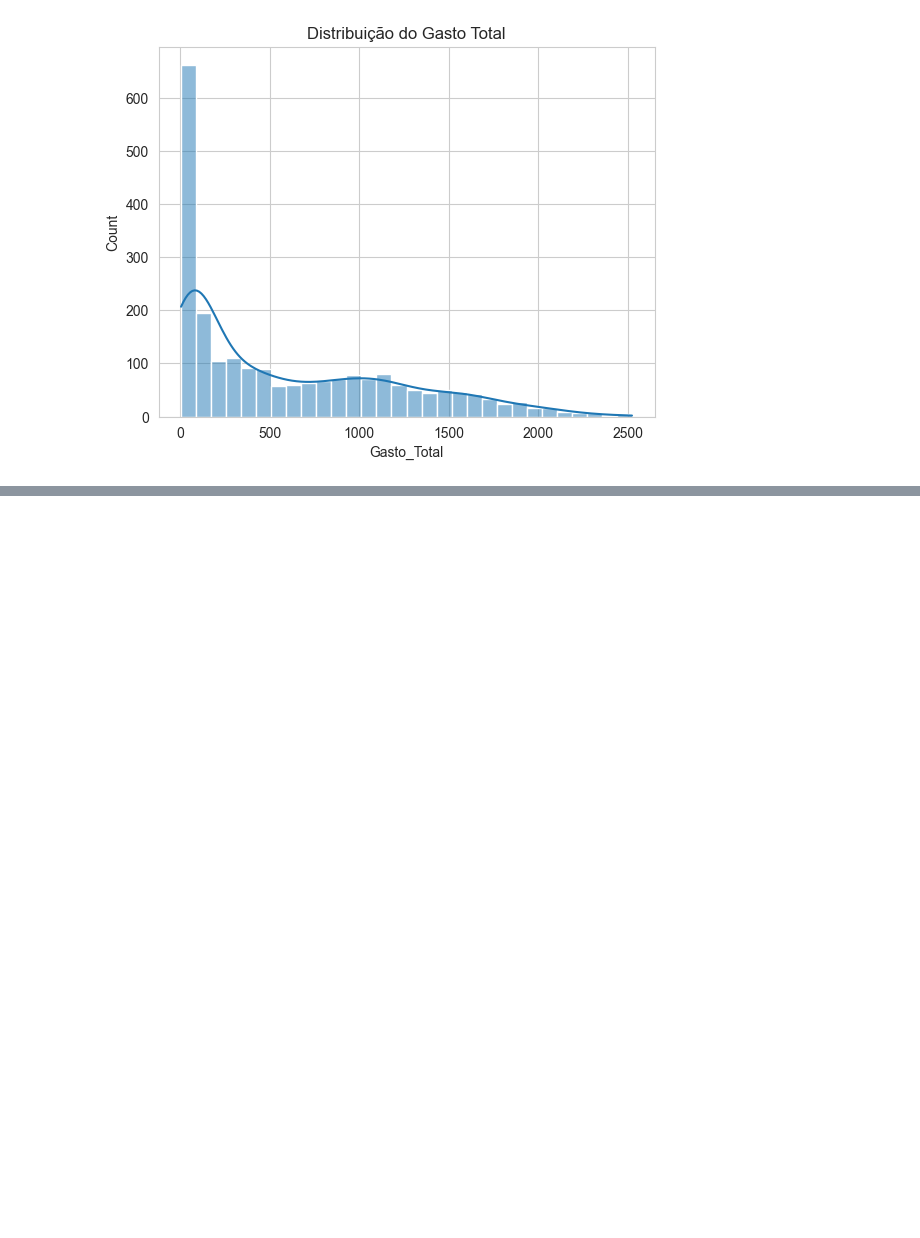
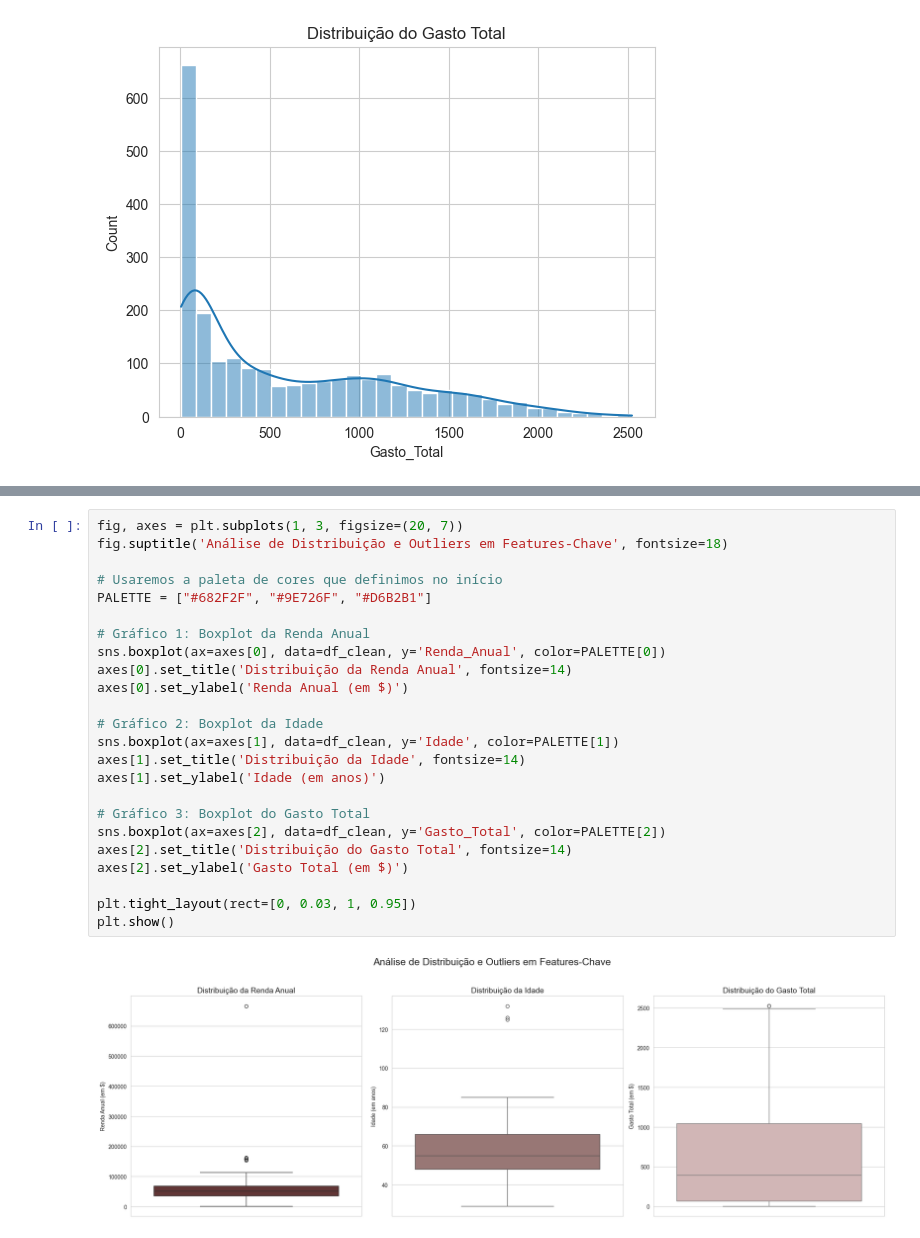
Before and after one commit to juniors719/customer_personality_clustering, a Jupyter notebook: customer_segmentation.ipynb, the cells around one changed output, grey strips where cells are left out. Saved outputs shown, nothing was run; the diff lists cells and outputs as text; blank space fills up the shorter version.

```diff
--- a/customer_segmentation.ipynb
+++ b/customer_segmentation.ipynb
@@ -385,0 +432,26 @@ plt.show()
+# %%
+fig, axes = plt.subplots(1, 3, figsize=(20, 7))
+fig.suptitle('Análise de Distribuição e Outliers em Features-Chave', fontsize=18)
+
+# Usaremos a paleta de cores que definimos no início
+PALETTE = ["#682F2F", "#9E726F", "#D6B2B1"]
+
+# Gráfico 1: Boxplot da Renda Anual
+sns.boxplot(ax=axes[0], data=df_clean, y='Renda_Anual', color=PALETTE[0])
+axes[0].set_title('Distribuição da Renda Anual', fontsize=14)
+axes[0].set_ylabel('Renda Anual (em $)')
+
+# Gráfico 2: Boxplot da Idade
+sns.boxplot(ax=axes[1], data=df_clean, y='Idade', color=PALETTE[1])
+axes[1].set_title('Distribuição da Idade', fontsize=14)
+axes[1].set_ylabel('Idade (em anos)')
+
+# Gráfico 3: Boxplot do Gasto Total
+sns.boxplot(ax=axes[2], data=df_clean, y='Gasto_Total', color=PALETTE[2])
+axes[2].set_title('Distribuição do Gasto Total', fontsize=14)
+axes[2].set_ylabel('Gasto Total (em $)')
+
+plt.tight_layout(rect=[0, 0.03, 1, 0.95])
+plt.show()
+# %% [output]
+[figure, added]
```
Also changed, not shown: parts of 12 cells of this notebook.
